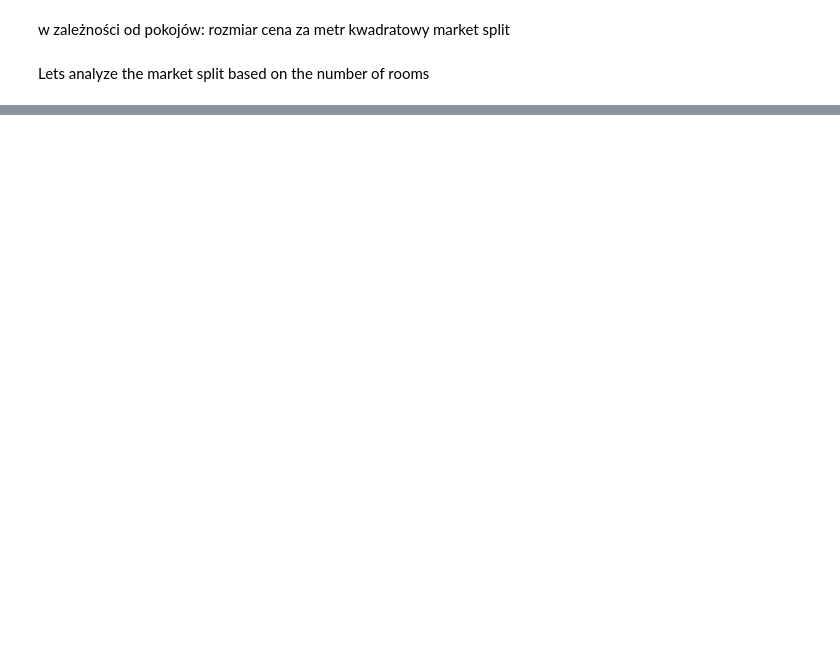
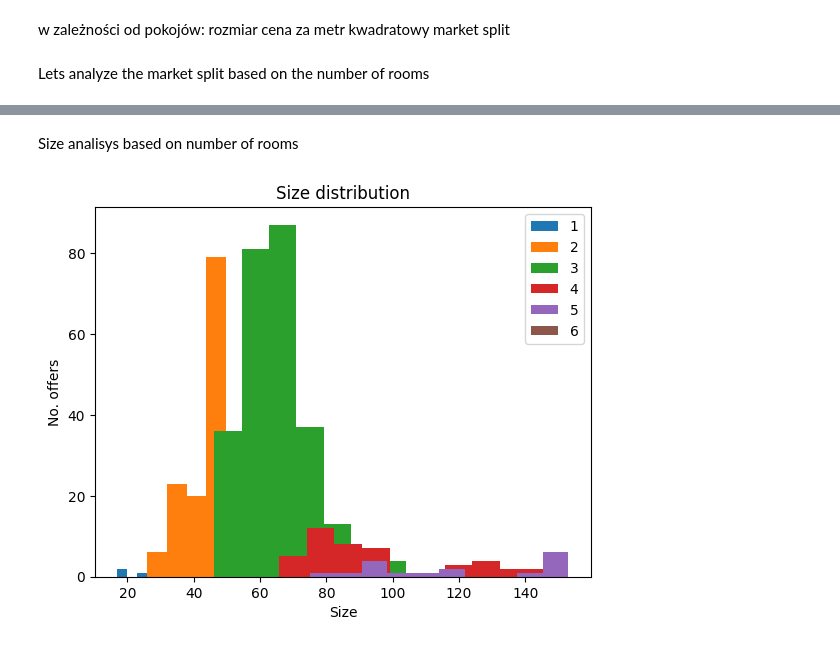
Before and after one commit to R3gx-00/SWSFHP, a Jupyter notebook: data_analisys.ipynb, the cells around one changed output, grey strips where cells are left out. Cells and saved outputs as stored; diff of their text form; code cells hidden in the pictures; blank space fills up the shorter version.

```diff
--- a/data_analisys.ipynb
+++ b/data_analisys.ipynb
@@ -209,0 +183,23 @@ plt.show()
+# %% [markdown]
+Size analisys based on number of rooms
+# %%
+one_df = df[df["ROOMS"]==1]["SIZE"]
+two_df = df[df["ROOMS"]==2]["SIZE"]
+three_df = df[df["ROOMS"]==3]["SIZE"]
+four_df = df[df["ROOMS"]==4]["SIZE"]
+five_df = df[df["ROOMS"]==5]["SIZE"]
+six_df = df[df["ROOMS"]==6]["SIZE"]
+
+plt.hist(one_df,bins = 10, label="1")
+plt.hist(two_df,bins = 10, label="2")
+plt.hist(three_df,bins = 10, label="3")
+plt.hist(four_df,bins = 10, label="4")
+plt.hist(five_df,bins = 10, label="5")
+plt.hist(six_df,bins = 10, label="6")
+plt.title("Size distribution")
+plt.xlabel("Size")
+plt.ylabel("No. offers")
+plt.legend()
+plt.show()
+# %% [output]
+[figure, added]
```
Also changed, not shown: parts of 11 cells of this notebook, 1 other file.
